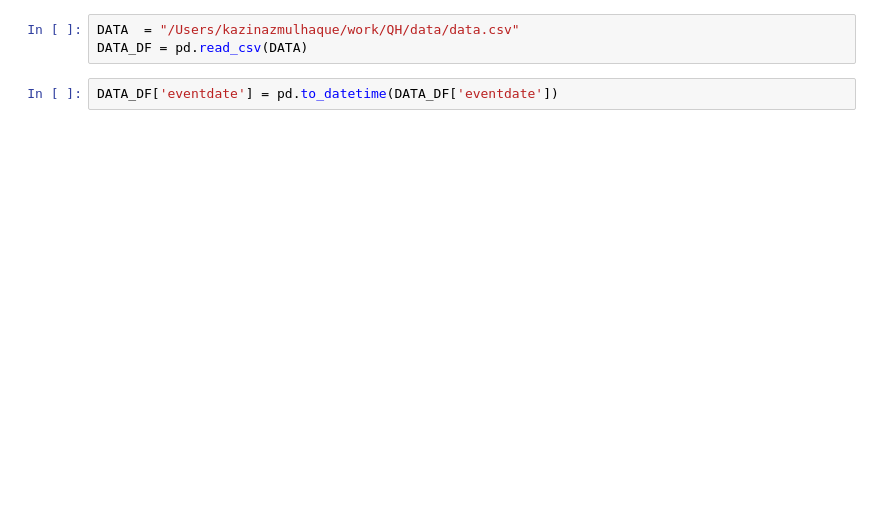
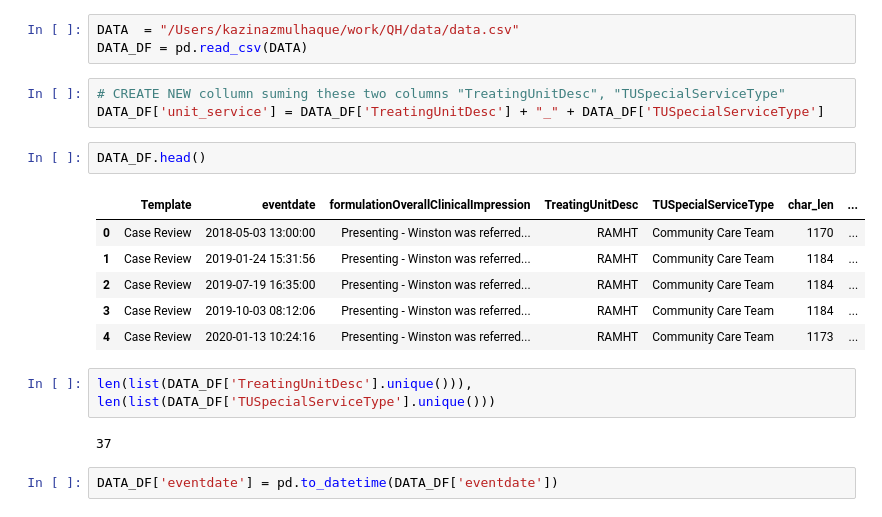
Before and after one commit to KnHuq/healthai, a Jupyter notebook: notebooks/load_analyse_data.ipynb, the cells around one changed output. Cells and saved outputs as stored; diff of their text form; blank space fills up the shorter version.

```diff
--- a/notebooks/load_analyse_data.ipynb
+++ b/notebooks/load_analyse_data.ipynb
@@ -26,5 +38,21 @@ NameError: name 'DATA_DF' is not defined
 # %%
 DATA  = "/Users/kazinazmulhaque/work/QH/data/data.csv"
 DATA_DF = pd.read_csv(DATA)
+# %%
+# CREATE NEW collumn suming these two columns "TreatingUnitDesc", "TUSpecialServiceType"
+DATA_DF['unit_service'] = DATA_DF['TreatingUnitDesc'] + "_" + DATA_DF['TUSpecialServiceType']
+# %%
+DATA_DF.head()
+# %% [output]
+|  | Template | eventdate | formulationOverallClinicalImpression | TreatingUnitDesc | TUSpecialServiceType | char_len | ... |
+| 0 | Case Review | 2018-05-03 13:00:00 | Presenting - Winston was referred... | RAMHT | Community Care Team | 1170 | ... |
+| 1 | Case Review | 2019-01-24 15:31:56 | Presenting - Winston was referred... | RAMHT | Community Care Team | 1184 | ... |
+| 2 | Case Review | 2019-07-19 16:35:00 | Presenting - Winston was referred... | RAMHT | Community Care Team | 1184 | ... |
+| 3 | Case Review | 2019-10-03 08:12:06 | Presenting - Winston was referred... | RAMHT | Community Care Team | 1184 | ... |
+| 4 | Case Review | 2020-01-13 10:24:16 | Presenting - Winston was referred... | RAMHT | Community Care Team | 1173 | ... |
+# %%
+len(list(DATA_DF['TreatingUnitDesc'].unique())), len(list(DATA_DF['TUSpecialServiceType'].unique()))
+# %% [output]
+37
 # %%
 DATA_DF['eventdate'] = pd.to_datetime(DATA_DF['eventdate'])
```
Also changed, not shown: parts of 9 cells of this notebook, 2 other files.
